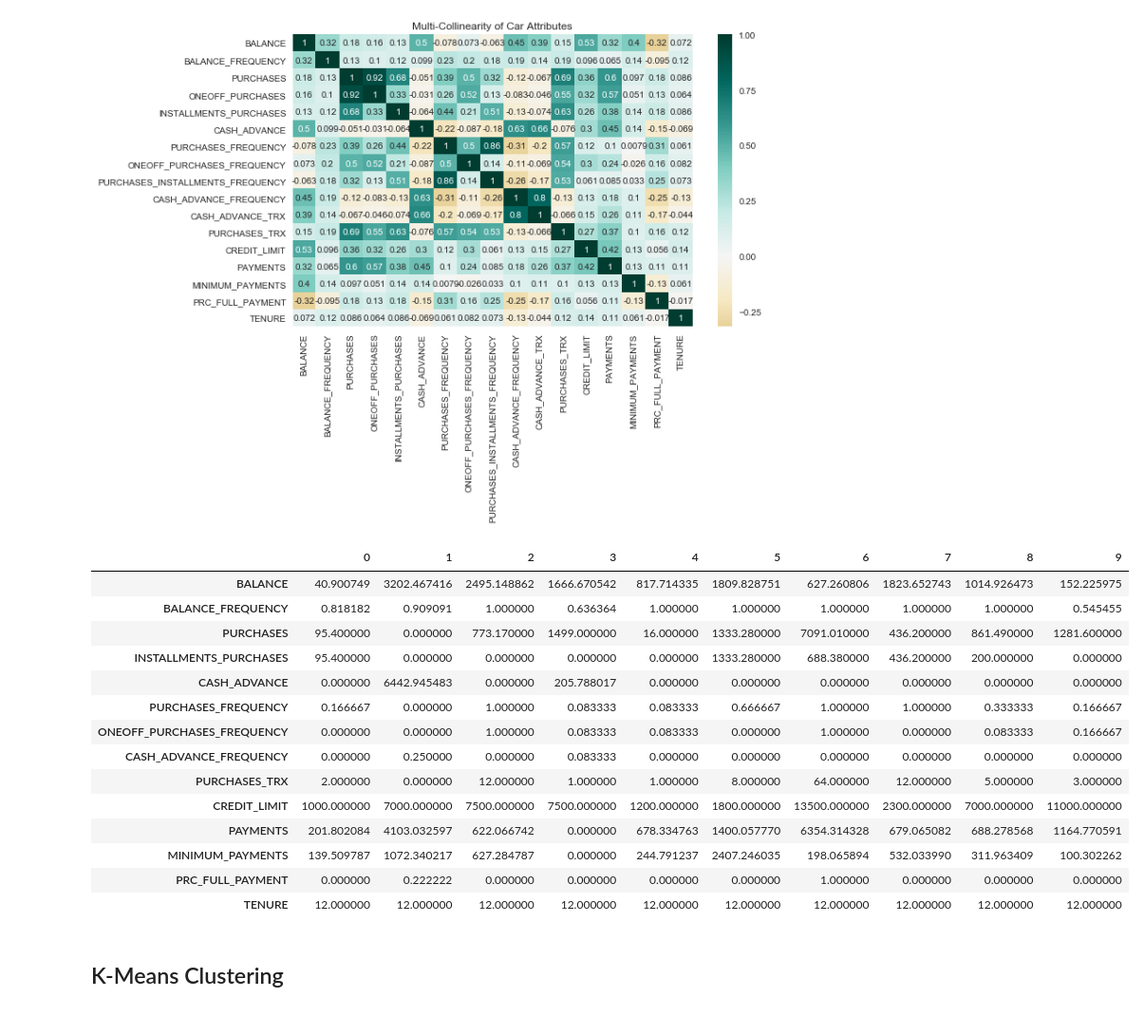
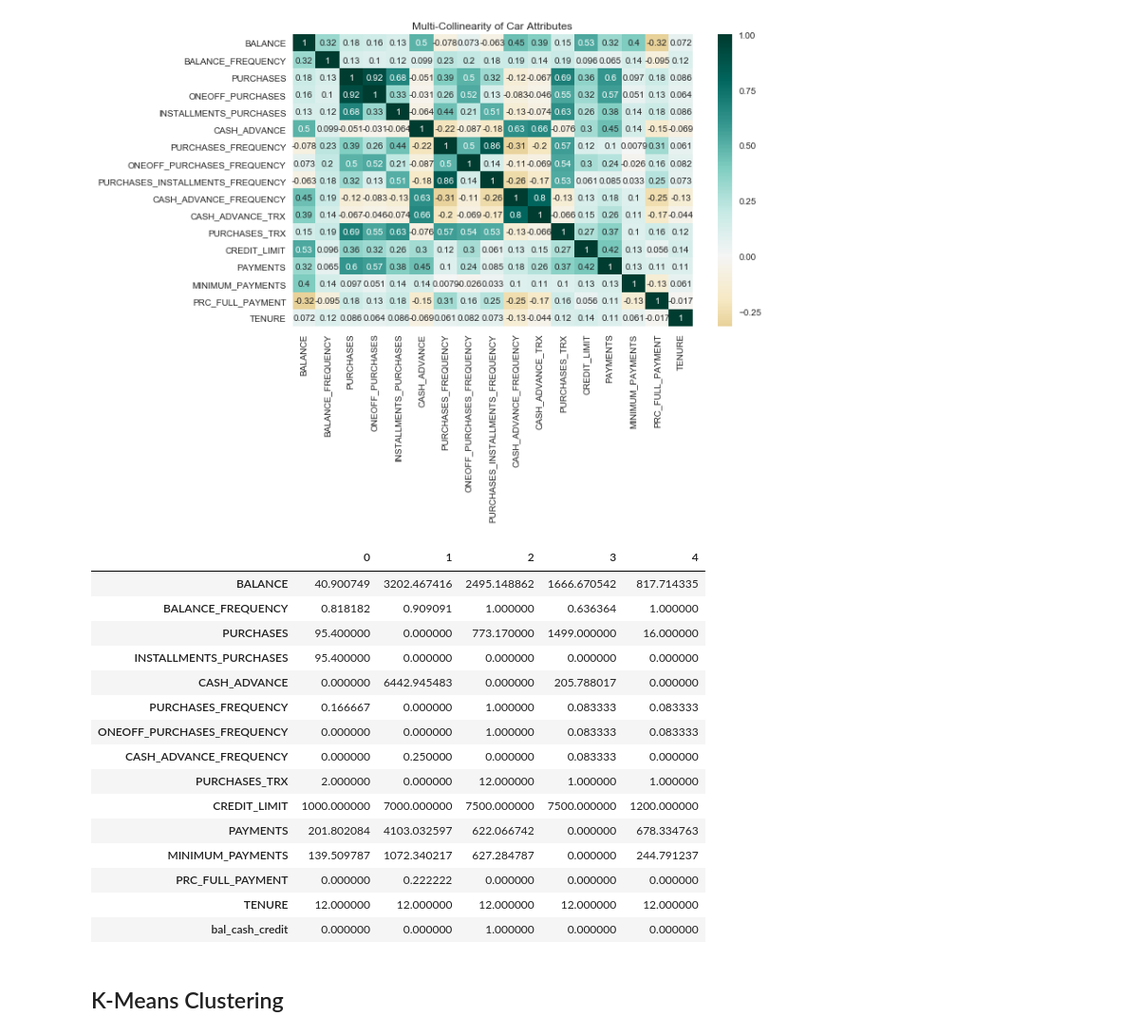
Before and after one commit to Laura-ShummonMaass/Credit_Card_Cluster, a Jupyter notebook: eda.ipynb, the cells around one changed output. Shown: that part at 95% size. Drawn from its saved outputs; the diff is of its cells as text; code cells hidden in the pictures.

```diff
--- a/eda.ipynb
+++ b/eda.ipynb
@@ -152,24 +152,27 @@ Text(0.5, 1.0, 'Multi-Collinearity of Car Attributes')
 [figure]
 # %%
 df = df.drop(['ONEOFF_PURCHASES', 'PURCHASES_INSTALLMENTS_FREQUENCY', 'CASH_ADVANCE_TRX'], axis=1)
+# %%
+df['bal_cash_credit'] = df.apply(lambda x: 1 if x['BALANCE']>=1000 and x['CREDIT_LIMIT']>=1000 and x['CASH_ADVANCE']<1 else 0, axis=1)
 # %%
-df.head(10).T
+df.head().T
 # %% [output]
-|  | 0 | 1 | 2 | 3 | 4 | 5 | 6 | 7 | 8 | 9 |
-| BALANCE | 40.900749 | 3202.467416 | 2495.148862 | 1666.670542 | 817.714335 | 1809.828751 | 627.260806 | 1823.652743 | 1014.926473 | 152.225975 |
-| BALANCE_FREQUENCY | 0.818182 | 0.909091 | 1.000000 | 0.636364 | 1.000000 | 1.000000 | 1.000000 | 1.000000 | 1.000000 | 0.545455 |
-| PURCHASES | 95.400000 | 0.000000 | 773.170000 | 1499.000000 | 16.000000 | 1333.280000 | 7091.010000 | 436.200000 | 861.490000 | 1281.600000 |
-| INSTALLMENTS_PURCHASES | 95.400000 | 0.000000 | 0.000000 | 0.000000 | 0.000000 | 1333.280000 | 688.380000 | 436.200000 | 200.000000 | 0.000000 |
-| CASH_ADVANCE | 0.000000 | 6442.945483 | 0.000000 | 205.788017 | 0.000000 | 0.000000 | 0.000000 | 0.000000 | 0.000000 | 0.000000 |
-| PURCHASES_FREQUENCY | 0.166667 | 0.000000 | 1.000000 | 0.083333 | 0.083333 | 0.666667 | 1.000000 | 1.000000 | 0.333333 | 0.166667 |
-| ONEOFF_PURCHASES_FREQUENCY | 0.000000 | 0.000000 | 1.000000 | 0.083333 | 0.083333 | 0.000000 | 1.000000 | 0.000000 | 0.083333 | 0.166667 |
-| CASH_ADVANCE_FREQUENCY | 0.000000 | 0.250000 | 0.000000 | 0.083333 | 0.000000 | 0.000000 | 0.000000 | 0.000000 | 0.000000 | 0.000000 |
-| PURCHASES_TRX | 2.000000 | 0.000000 | 12.000000 | 1.000000 | 1.000000 | 8.000000 | 64.000000 | 12.000000 | 5.000000 | 3.000000 |
-| CREDIT_LIMIT | 1000.000000 | 7000.000000 | 7500.000000 | 7500.000000 | 1200.000000 | 1800.000000 | 13500.000000 | 2300.000000 | 7000.000000 | 11000.000000 |
-| PAYMENTS | 201.802084 | 4103.032597 | 622.066742 | 0.000000 | 678.334763 | 1400.057770 | 6354.314328 | 679.065082 | 688.278568 | 1164.770591 |
-| MINIMUM_PAYMENTS | 139.509787 | 1072.340217 | 627.284787 | 0.000000 | 244.791237 | 2407.246035 | 198.065894 | 532.033990 | 311.963409 | 100.302262 |
-| PRC_FULL_PAYMENT | 0.000000 | 0.222222 | 0.000000 | 0.000000 | 0.000000 | 0.000000 | 1.000000 | 0.000000 | 0.000000 | 0.000000 |
-| TENURE | 12.000000 | 12.000000 | 12.000000 | 12.000000 | 12.000000 | 12.000000 | 12.000000 | 12.000000 | 12.000000 | 12.000000 |
+|  | 0 | 1 | 2 | 3 | 4 |
+| BALANCE | 40.900749 | 3202.467416 | 2495.148862 | 1666.670542 | 817.714335 |
+| BALANCE_FREQUENCY | 0.818182 | 0.909091 | 1.000000 | 0.636364 | 1.000000 |
+| PURCHASES | 95.400000 | 0.000000 | 773.170000 | 1499.000000 | 16.000000 |
+| INSTALLMENTS_PURCHASES | 95.400000 | 0.000000 | 0.000000 | 0.000000 | 0.000000 |
+| CASH_ADVANCE | 0.000000 | 6442.945483 | 0.000000 | 205.788017 | 0.000000 |
+| PURCHASES_FREQUENCY | 0.166667 | 0.000000 | 1.000000 | 0.083333 | 0.083333 |
+| ONEOFF_PURCHASES_FREQUENCY | 0.000000 | 0.000000 | 1.000000 | 0.083333 | 0.083333 |
+| CASH_ADVANCE_FREQUENCY | 0.000000 | 0.250000 | 0.000000 | 0.083333 | 0.000000 |
+| PURCHASES_TRX | 2.000000 | 0.000000 | 12.000000 | 1.000000 | 1.000000 |
+| CREDIT_LIMIT | 1000.000000 | 7000.000000 | 7500.000000 | 7500.000000 | 1200.000000 |
+| PAYMENTS | 201.802084 | 4103.032597 | 622.066742 | 0.000000 | 678.334763 |
+| MINIMUM_PAYMENTS | 139.509787 | 1072.340217 | 627.284787 | 0.000000 | 244.791237 |
+| PRC_FULL_PAYMENT | 0.000000 | 0.222222 | 0.000000 | 0.000000 | 0.000000 |
+| TENURE | 12.000000 | 12.000000 | 12.000000 | 12.000000 | 12.000000 |
+| bal_cash_credit | 0.000000 | 0.000000 | 1.000000 | 0.000000 | 0.000000 |
 # %% [markdown]
 ## K-Means Clustering
 # %%
```
Also changed, not shown: parts of 10 cells of this notebook.
